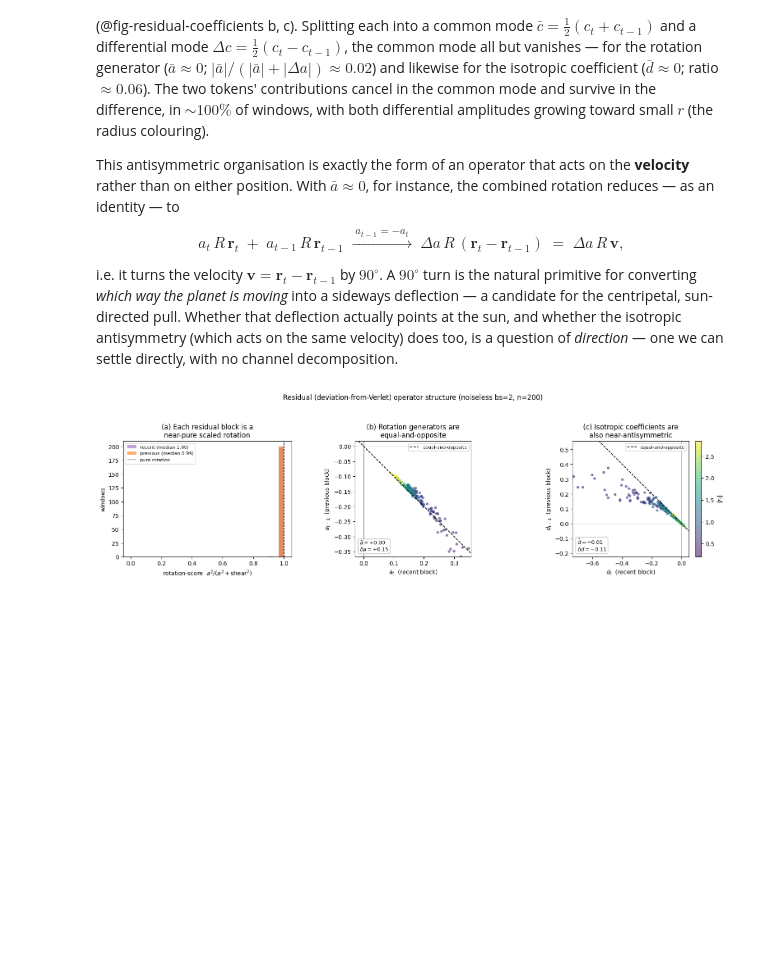
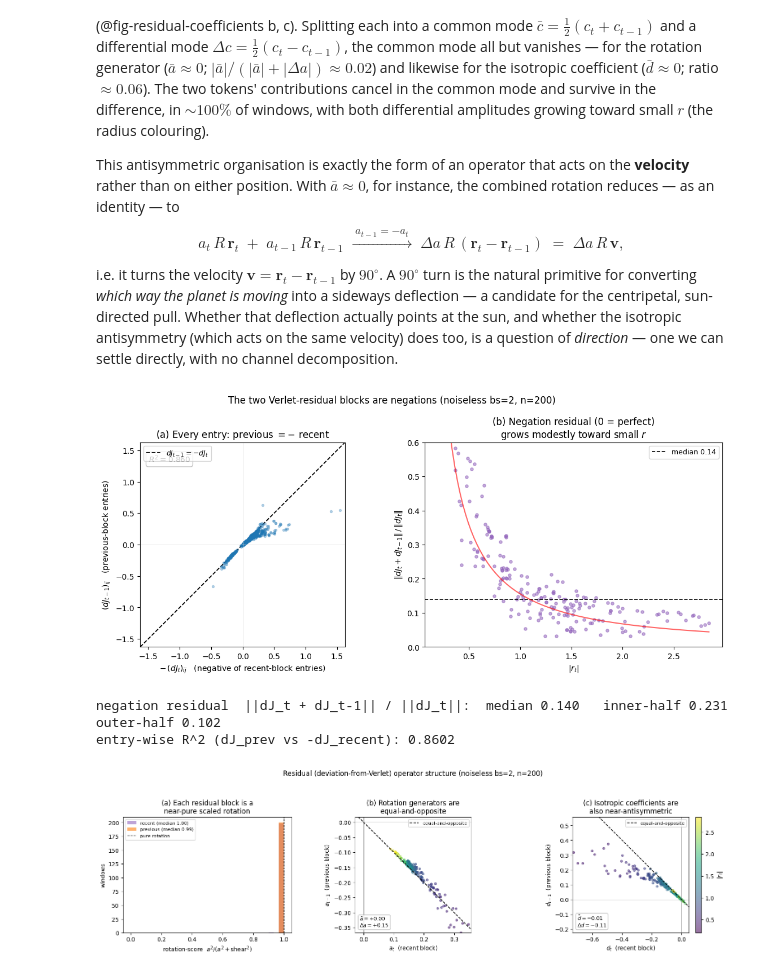
Before and after one commit to Arcadia-Science/world-model-orbits, a Jupyter notebook: index.ipynb, the cells around one changed output. Saved outputs shown, nothing was run; the diff lists cells and outputs as text; code cells hidden in the pictures; blank space fills up the shorter version.

```diff
--- a/index.ipynb
+++ b/index.ipynb
@@ -606,6 +622,64 @@ a_t\,R\,\mathbf r_t \;+\; a_{t-1}\,R\,\mathbf r_{t-1}
 $$
 
 i.e. it turns the velocity $\mathbf v = \mathbf r_t - \mathbf r_{t-1}$ by $90^\circ$. A $90^\circ$ turn is the natural primitive for converting *which way the planet is moving* into a sideways deflection — a candidate for the centripetal, sun-directed pull. Whether that deflection actually points at the sun, and whether the isotropic antisymmetry (which acts on the same velocity) does too, is a question of *direction* — one we can settle directly, with no channel decomposition.
+# %%
+#| label: fig-residual-negation
+#| fig-cap: "The two Verlet-residual blocks are negations of each other across tokens. (a) Every matrix entry of the previous block plotted against the negative of the corresponding recent-block entry; points lie on the identity line (dJ_prev = -dJ_recent). (b) Per-window residual of the negation, ||dJ_t + dJ_{t-1}|| / ||dJ_t||: near zero (median ~0.14), growing modestly toward small r. The near-perfect negation is what makes the combined residual act on the velocity r_t - r_{t-1}."
+#| code-fold: true
+import numpy as np, matplotlib.pyplot as plt
+
+# per-window Frobenius norms of the sum (common) and the recent block
+sum_block = dJr + dJp
+fro = lambda M: np.linalg.norm(M.reshape(M.shape[0], -1), axis=1)
+neg_resid = fro(sum_block) / (fro(dJr) + 1e-30)     # 0 = perfect negation
+
+fig, (axA, axB) = plt.subplots(1, 2, figsize=(12, 5.2))
+
+# ---- (a) entry-wise: dJ_prev vs -dJ_recent ----
+# flatten all four entries of every block; color by which entry for a little structure
+prev_entries = dJp.reshape(-1)                       # (4n,)
+neg_recent   = (-dJr).reshape(-1)                    # (4n,)
+lim = 1.05 * max(np.abs(prev_entries).max(), np.abs(neg_recent).max())
+axA.plot([-lim, lim], [-lim, lim], 'k--', lw=1.3, label=r'$dJ_{t-1} = -dJ_t$', zorder=1)
+axA.scatter(neg_recent, prev_entries, s=8, alpha=.3, color='tab:blue', zorder=2)
+axA.set_xlim(-lim, lim); axA.set_ylim(-lim, lim); axA.set_aspect('equal')
+axA.axhline(0, color='0.85', lw=.5); axA.axvline(0, color='0.85', lw=.5)
+axA.set_xlabel(r'$-\,(dJ_t)_{ij}$   (negative of recent-block entries)')
+axA.set_ylabel(r'$(dJ_{t-1})_{ij}$   (previous-block entries)')
+axA.set_title('(a) Every entry: previous $= -$ recent')
+axA.legend(fontsize=9, loc='upper left')
+# annotate the correlation
+r2 = np.corrcoef(neg_recent, prev_entries)[0, 1]**2
+axA.text(.04, .90, fr'$R^2 = {r2:.3f}$', transform=axA.transAxes, fontsize=10,
+         bbox=dict(boxstyle='round', fc='white', ec='0.7', alpha=.8))
+
+# ---- (b) negation residual vs radius ----
+axB.scatter(radius, neg_resid, s=14, alpha=.55, color='tab:purple')
+axB.axhline(np.median(neg_resid), color='k', ls='--', lw=1.2,
+            label=f'median {np.median(neg_resid):.2f}')
+axB.set_xlabel(r'$|r_t|$')
+axB.set_ylabel(r'$\|dJ_t + dJ_{t-1}\|\,/\,\|dJ_t\|$')
+axB.set_title('(b) Negation residual (0 = perfect)\ngrows modestly toward small $r$')
+axB.set_ylim(0, max(0.5, 1.1*np.percentile(neg_resid, 98)))
+axB.legend(fontsize=9, loc='upper right')
+# overlay the predicted r^-1.2 trend (common ~ r^-2, diff ~ r^-0.8 => ratio ~ r^-1.2)
+rr = np.linspace(radius.min(), radius.max(), 100)
+anchor = np.median(neg_resid[np.argsort(np.abs(radius - 1.5))[:20]])  # pin near r=1.5
+axB.plot(rr, anchor * (rr/1.5)**(-1.2), 'r-', lw=1.5, alpha=.6, label=r'$\sim r^{-1.2}$')
+
+
+fig.suptitle(f'The two Verlet-residual blocks are negations (noiseless bs={BLOCK_SIZE}, n={N_WINDOWS})',
+             fontsize=12)
+fig.tight_layout(); plt.show()
+
+print(f"negation residual  ||dJ_t + dJ_t-1|| / ||dJ_t||:  median {np.median(neg_resid):.3f}   "
+      f"inner-half {np.median(neg_resid[radius < np.median(radius)]):.3f}   "
+      f"outer-half {np.median(neg_resid[radius >= np.median(radius)]):.3f}")
+print(f"entry-wise R^2 (dJ_prev vs -dJ_recent): {r2:.4f}")
+# %% [output]
+[figure, added]
+negation residual  ||dJ_t + dJ_t-1|| / ||dJ_t||:  median 0.140   inner-half 0.231   outer-half 0.102
+entry-wise R^2 (dJ_prev vs -dJ_recent): 0.8602
 # %%
 #| label: fig-residual-coefficients
 #| fig-cap: "Operator structure of the noiseless deviation-from-Verlet blocks dJ (invariant coefficients only; no gravity projection). (a) The rotation-score a^2/(a^2+shear^2) per block is near 1, so each residual block is a near-pure scaled rotation (shear negligible). (b) The rotation generators of the two blocks lie on a_prev = -a_recent - equal-and-opposite, with common mode a-bar ~ 0. (c) The isotropic coefficients are also near-antisymmetric (d-bar ~ 0). In both, the two tokens' coefficients cancel in the common mode and survive in the difference: the residual is organised antisymmetrically across the pair, the natural form for an operator acting on the velocity r_t - r_{t-1}. Both scatters coloured by radius: coefficients grow toward small r (the 1/r^2 strengthening). A full channel-level decomposition of how this residual reconstructs the force is left to future work."
```
Also changed, not shown: parts of 14 cells of this notebook.
